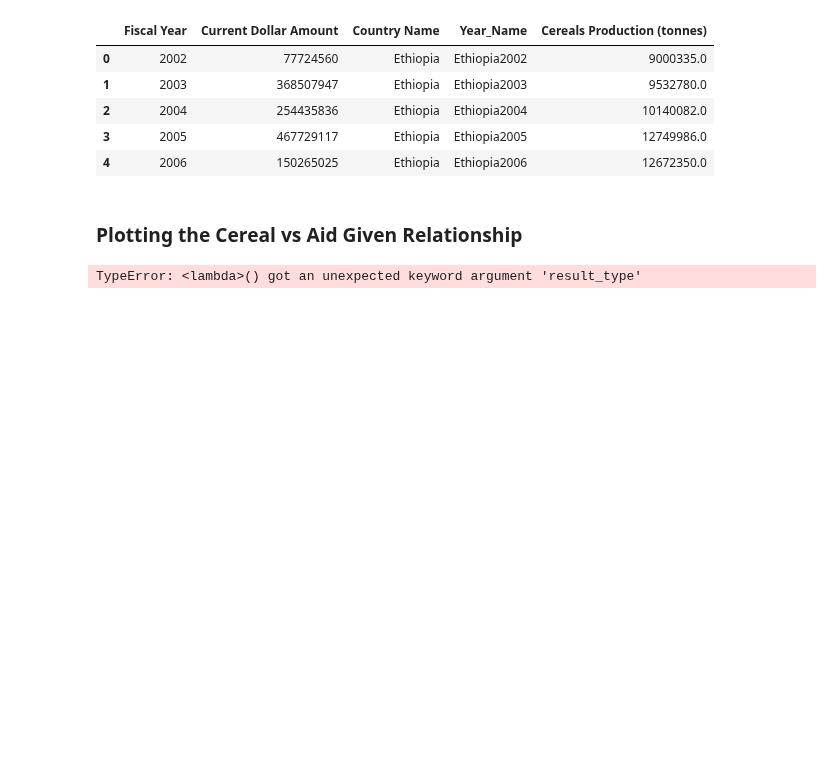
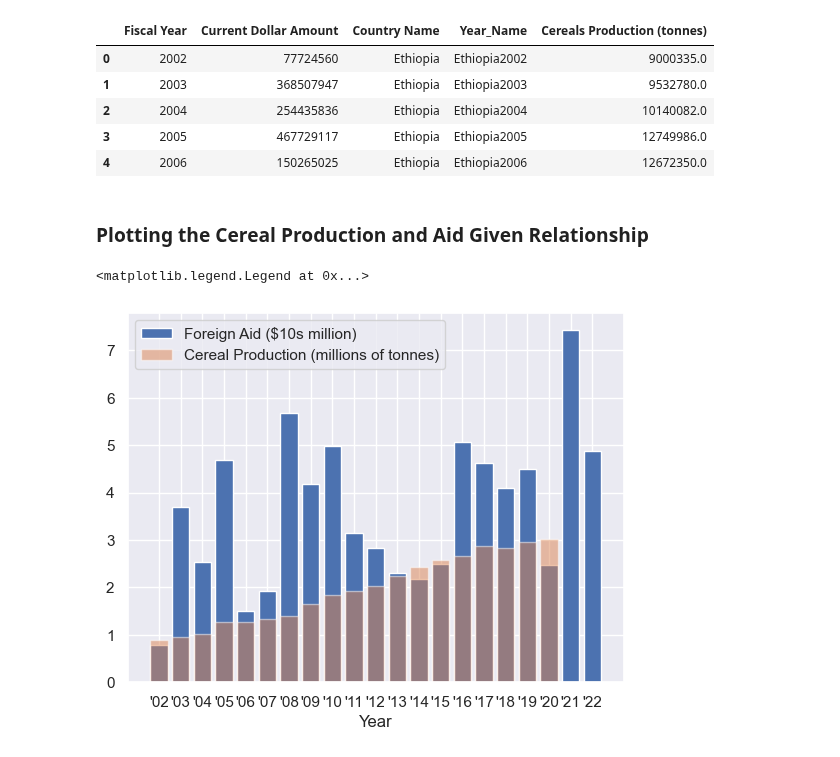
Before and after one commit to chriscallahan99/DataScience_Final_Project, a Jupyter notebook: DS_Milestone_1.ipynb, the cells around one changed output. Saved outputs shown, nothing was run; the diff lists cells and outputs as text; code cells hidden in the pictures; blank space fills up the shorter version.

```diff
--- a/DS_Milestone_1.ipynb
+++ b/DS_Milestone_1.ipynb
@@ -514,20 +502,20 @@ aid_cereal_merge.head()
 | 3 | 2005 | 467729117 | Ethiopia | Ethiopia2005 | 12749986.0 |
 | 4 | 2006 | 150265025 | Ethiopia | Ethiopia2006 | 12672350.0 |
 # %% [markdown]
-### Plotting the Cereal vs Aid Given Relationship
+### Plotting the Cereal Production and Aid Given Relationship
 # %%
 ethiopia_cereal_merged = aid_cereal_merge[aid_cereal_merge['Country Name'] == 'Ethiopia']
 
-ethiopia_cereal_merged['Current Dollar Amount'].apply(lambda x: x / 10**8)
-ethiopia_cereal_merged['Cereals Production (tonnes)'] = ethiopia_cereal_merged['Cereals Production (tonnes)'].apply(lambda x: x / 10**7)
-ethiopia_cereal_merged['Fiscal Year'] = "'" + ethiopia_cereal_merged['Fiscal Year'].str.slice(start= 2)
-
+y1 = ethiopia_cereal_merged['Current Dollar Amount'].apply(lambda x: x / 10**8)
+y2 = ethiopia_cereal_merged['Cereals Production (tonnes)'].apply(lambda x: x / 10**7)
+x = "'" + ethiopia_cereal_merged['Fiscal Year'].str.slice(start= 2)
 
 fig, ax = plt.subplots()
 ax.set_xlabel('Year')
 
-ax.bar(ethiopia_cereal_merged['Fiscal Year'], ethiopia_cereal_merged['Current Dollar Amount'], label='Foreign Aid ($10s million)' )
-ax.bar(ethiopia_cereal_merged['Fiscal Year'], ethiopia_cereal_merged['Cereals Production (tonnes)'], label='Cereal Production ', alpha= 0.5)
+ax.bar(x, y1, label='Foreign Aid ($10s million)' )
+ax.bar(x, y2, label='Cereal Production (millions of tonnes)', alpha= 0.5)
 ax.legend()
 # %% [output]
-TypeError: <lambda>() got an unexpected keyword argument 'result_type'
+<matplotlib.legend.Legend at 0x...>
+[figure, added]
```
Also changed, not shown: parts of 4 cells of this notebook.
